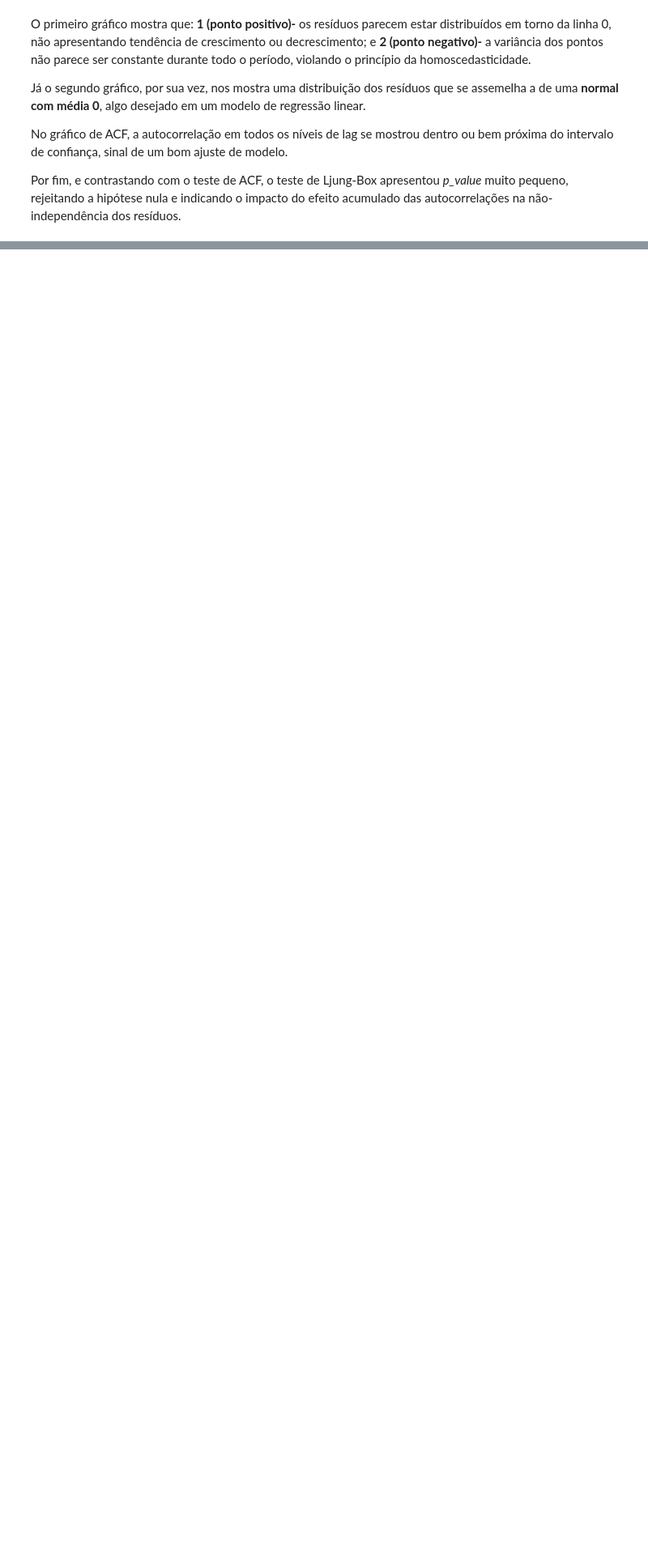
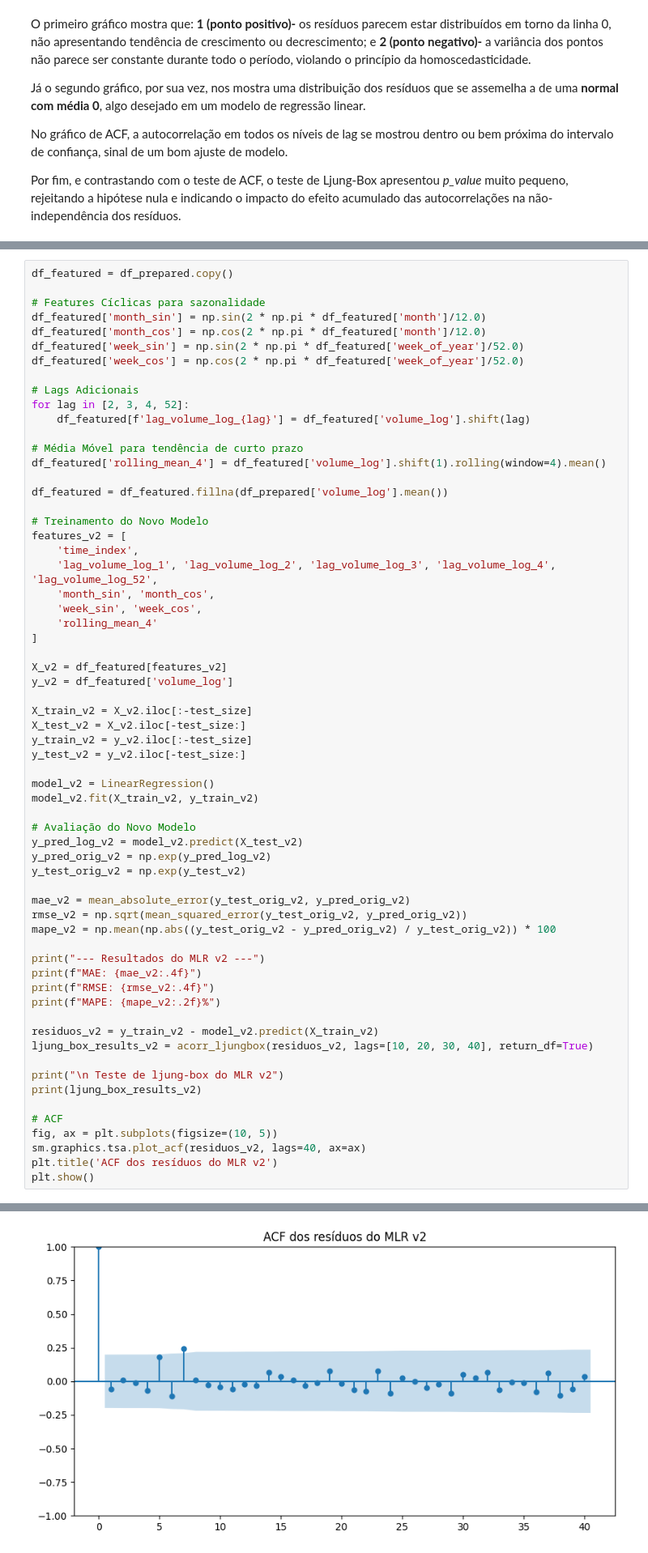
Before and after one commit to Vinasque/series_temporais, a Jupyter notebook: trabalho_a1.ipynb, the cells around one changed output, grey strips where cells are left out. Shown at 81% size. Saved outputs shown, nothing was run; the diff lists cells and outputs as text; blank space fills up the shorter version.

```diff
--- a/trabalho_a1.ipynb
+++ b/trabalho_a1.ipynb
@@ -634,0 +645,64 @@ Por fim, e contrastando com o teste de ACF, o teste de Ljung-Box apresentou *p_v
+# %%
+df_featured = df_prepared.copy()
+
+# Features Cíclicas para sazonalidade
+df_featured['month_sin'] = np.sin(2 * np.pi * df_featured['month']/12.0)
+df_featured['month_cos'] = np.cos(2 * np.pi * df_featured['month']/12.0)
+df_featured['week_sin'] = np.sin(2 * np.pi * df_featured['week_of_year']/52.0)
+df_featured['week_cos'] = np.cos(2 * np.pi * df_featured['week_of_year']/52.0)
+
+# Lags Adicionais
+for lag in [2, 3, 4, 52]:
+    df_featured[f'lag_volume_log_{lag}'] = df_featured['volume_log'].shift(lag)
+
+# Média Móvel para tendência de curto prazo
+df_featured['rolling_mean_4'] = df_featured['volume_log'].shift(1).rolling(window=4).mean()
+
+df_featured = df_featured.fillna(df_prepared['volume_log'].mean())
+
+# Treinamento do Novo Modelo
+features_v2 = [
+    'time_index',
+    'lag_volume_log_1', 'lag_volume_log_2', 'lag_volume_log_3', 'lag_volume_log_4', 'lag_volume_log_52',
+    'month_sin', 'month_cos',
+    'week_sin', 'week_cos',
+    'rolling_mean_4'
+]
+
+X_v2 = df_featured[features_v2]
+y_v2 = df_featured['volume_log']
+
+X_train_v2 = X_v2.iloc[:-test_size]
+X_test_v2 = X_v2.iloc[-test_size:]
+y_train_v2 = y_v2.iloc[:-test_size]
+y_test_v2 = y_v2.iloc[-test_size:]
+
+model_v2 = LinearRegression()
+model_v2.fit(X_train_v2, y_train_v2)
+
+# Avaliação do Novo Modelo
+y_pred_log_v2 = model_v2.predict(X_test_v2)
+y_pred_orig_v2 = np.exp(y_pred_log_v2)
+y_test_orig_v2 = np.exp(y_test_v2)
+
+mae_v2 = mean_absolute_error(y_test_orig_v2, y_pred_orig_v2)
+rmse_v2 = np.sqrt(mean_squared_error(y_test_orig_v2, y_pred_orig_v2))
+mape_v2 = np.mean(np.abs((y_test_orig_v2 - y_pred_orig_v2) / y_test_orig_v2)) * 100
+
+print("--- Resultados do MLR v2 ---")
+print(f"MAE: {mae_v2:.4f}")
+print(f"RMSE: {rmse_v2:.4f}")
+print(f"MAPE: {mape_v2:.2f}%")
+
+residuos_v2 = y_train_v2 - model_v2.predict(X_train_v2)
+ljung_box_results_v2 = acorr_ljungbox(residuos_v2, lags=[10, 20, 30, 40], return_df=True)
+
+print("\n Teste de ljung-box do MLR v2")
+print(ljung_box_results_v2)
+
+# ACF
+fig, ax = plt.subplots(figsize=(10, 5))
+sm.graphics.tsa.plot_acf(residuos_v2, lags=40, ax=ax)
+plt.title('ACF dos resíduos do MLR v2')
+plt.show()
+# %% [output]
@@ -634,0 +720 @@ Por fim, e contrastando com o teste de ACF, o teste de Ljung-Box apresentou *p_v
+[figure, added]
```
Also changed, not shown: parts of 4 cells of this notebook.
